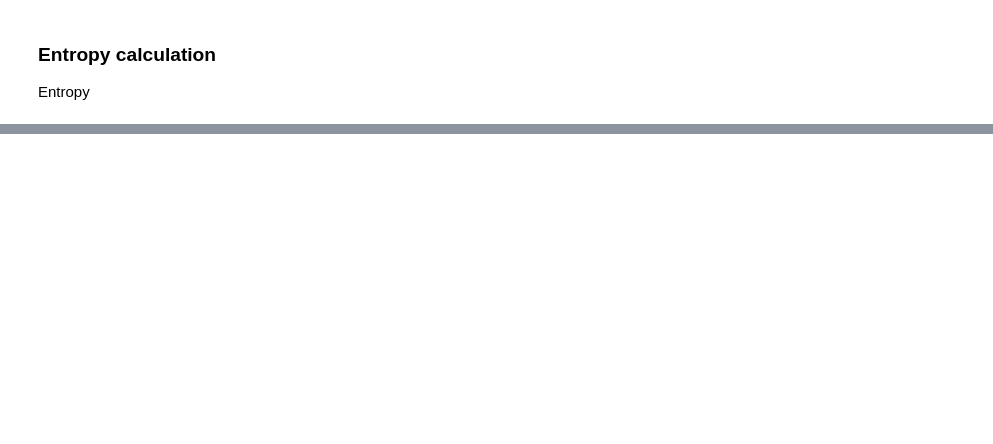
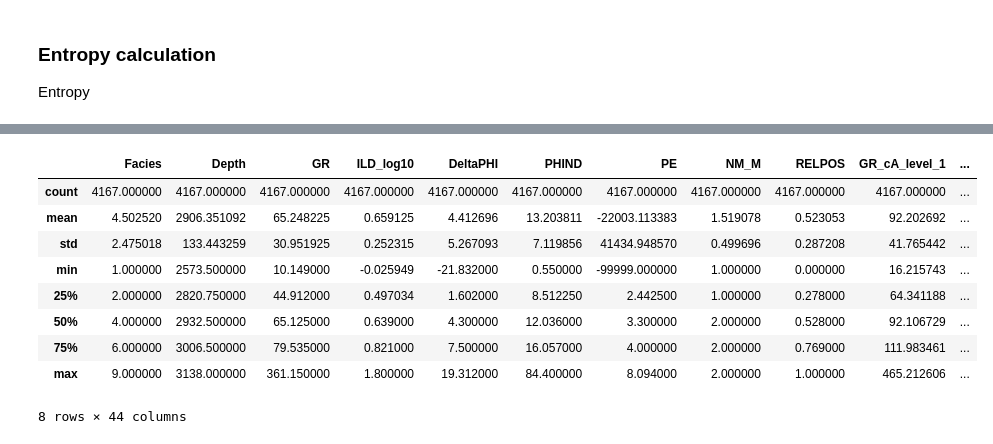
Before and after one commit to lperozzi/2016-ml-contest_liamlearn, a Jupyter notebook: 1_exploratory_analysis.ipynb, the cells around one changed output, grey strips where cells are left out. Cells and saved outputs as stored; diff of their text form; code cells hidden in the pictures; blank space fills up the shorter version.

```diff
--- a/1_exploratory_analysis.ipynb
+++ b/1_exploratory_analysis.ipynb
@@ -147,3 +147,38 @@ for key in grouped.groups.keys():
 
 new_vars = new_vars.sort_index()
 new_vars.to_pickle('data/vars_from_log_entropy.pkl')
+# %%
+raw_logs = pd.read_pickle('data/training_data_raw.pkl')
+raw_logs.replace(to_replace=np.nan, value=-99999.0, inplace=True)
+
+dwt = pd.read_pickle('data/vars_from_dwt.pkl')
+dwt.replace(to_replace=np.nan, value=-99999.0, inplace=True)
+
+entropy = pd.read_pickle('data/vars_from_log_entropy.pkl')
+entropy.replace(to_replace=np.nan, value=-99999.0, inplace=True)
+
+training_data = pd.merge(raw_logs,dwt,on=['Depth','Well Name'])
+training_data = pd.merge(training_data,entropy, on=['Depth','Well Name'])
+
+# training_data = raw_logs
+training_data.head()
+# training_data.isnull().sum()# 1=sandstone  2=c_siltstone   3=f_siltstone
+# 4=marine_silt_shale 5=mudstone 6=wackestone 7=dolomite
+# 8=packstone 9=bafflestone
+facies_colors = ['#F4D03F', '#F5B041','#DC7633','#6E2C00',
+       '#1B4F72','#2E86C1', '#AED6F1', '#A569BD', '#196F3D']
+
+facies_labels = ['SS', 'CSiS', 'FSiS', 'SiSh', 'MS',
+                 'WS', 'D','PS', 'BS']
+#facies_color_map is a dictionary that maps facies labels
+#to their respective colors
+facies_color_map = {}
+for ind, label in enumerate(facies_labels):
+    facies_color_map[label] = facies_colors[ind]
+
+def label_facies(row, labels):
+    return labels[ row['Facies'] -1]
+
+training_data.loc[:,'FaciesLabels'] = training_data.apply(lambda row: label_facies(row, facies_labels), axis=1)
+training_data.replace(to_replace=np.nan, value=-99999.0, inplace=True)
+training_data['FaciesLabels'].value_counts()
@@ -149,0 +198,13 @@ new_vars.to_pickle('data/vars_from_log_entropy.pkl')
+# %%
+training_data.describe()
+# %% [output]
+|  | Facies | Depth | GR | ILD_log10 | DeltaPHI | PHIND | PE | NM_M | RELPOS | GR_cA_level_1 | ... |
+| count | 4167.000000 | 4167.000000 | 4167.000000 | 4167.000000 | 4167.000000 | 4167.000000 | 4167.000000 | 4167.000000 | 4167.000000 | 4167.000000 | ... |
+| mean | 4.502520 | 2906.351092 | 65.248225 | 0.659125 | 4.412696 | 13.203811 | -22003.113383 | 1.519078 | 0.523053 | 92.202692 | ... |
+| std | 2.475018 | 133.443259 | 30.951925 | 0.252315 | 5.267093 | 7.119856 | 41434.948570 | 0.499696 | 0.287208 | 41.765442 | ... |
+| min | 1.000000 | 2573.500000 | 10.149000 | -0.025949 | -21.832000 | 0.550000 | -99999.000000 | 1.000000 | 0.000000 | 16.215743 | ... |
+| 25% | 2.000000 | 2820.750000 | 44.912000 | 0.497034 | 1.602000 | 8.512250 | 2.442500 | 1.000000 | 0.278000 | 64.341188 | ... |
+| 50% | 4.000000 | 2932.500000 | 65.125000 | 0.639000 | 4.300000 | 12.036000 | 3.300000 | 2.000000 | 0.528000 | 92.106729 | ... |
+| 75% | 6.000000 | 3006.500000 | 79.535000 | 0.821000 | 7.500000 | 16.057000 | 4.000000 | 2.000000 | 0.769000 | 111.983461 | ... |
+| max | 9.000000 | 3138.000000 | 361.150000 | 1.800000 | 19.312000 | 84.400000 | 8.094000 | 2.000000 | 1.000000 | 465.212606 | ... |
+8 rows × 44 columns
```
Also changed, not shown: parts of 6 cells of this notebook, 7 other files.
